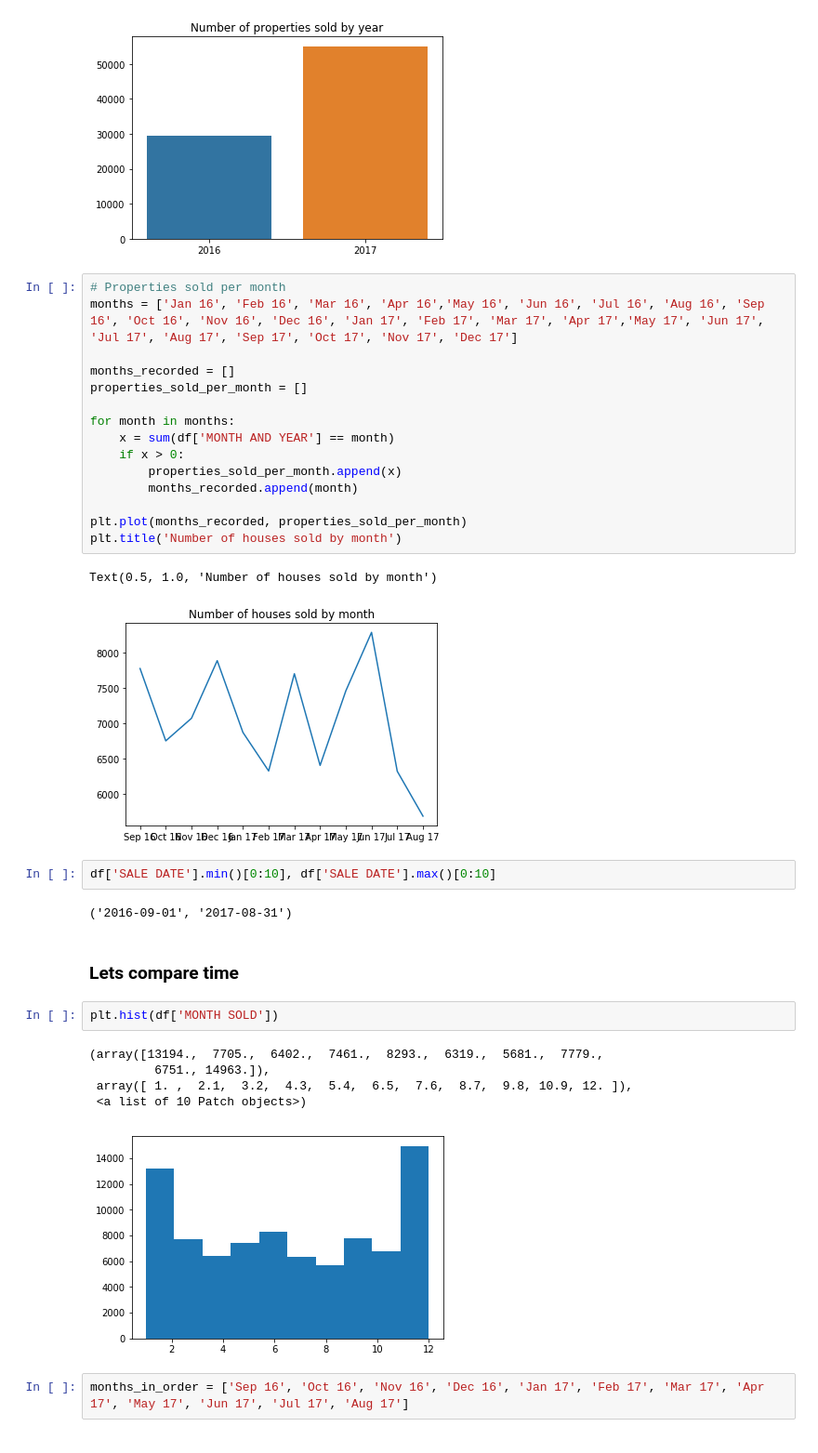
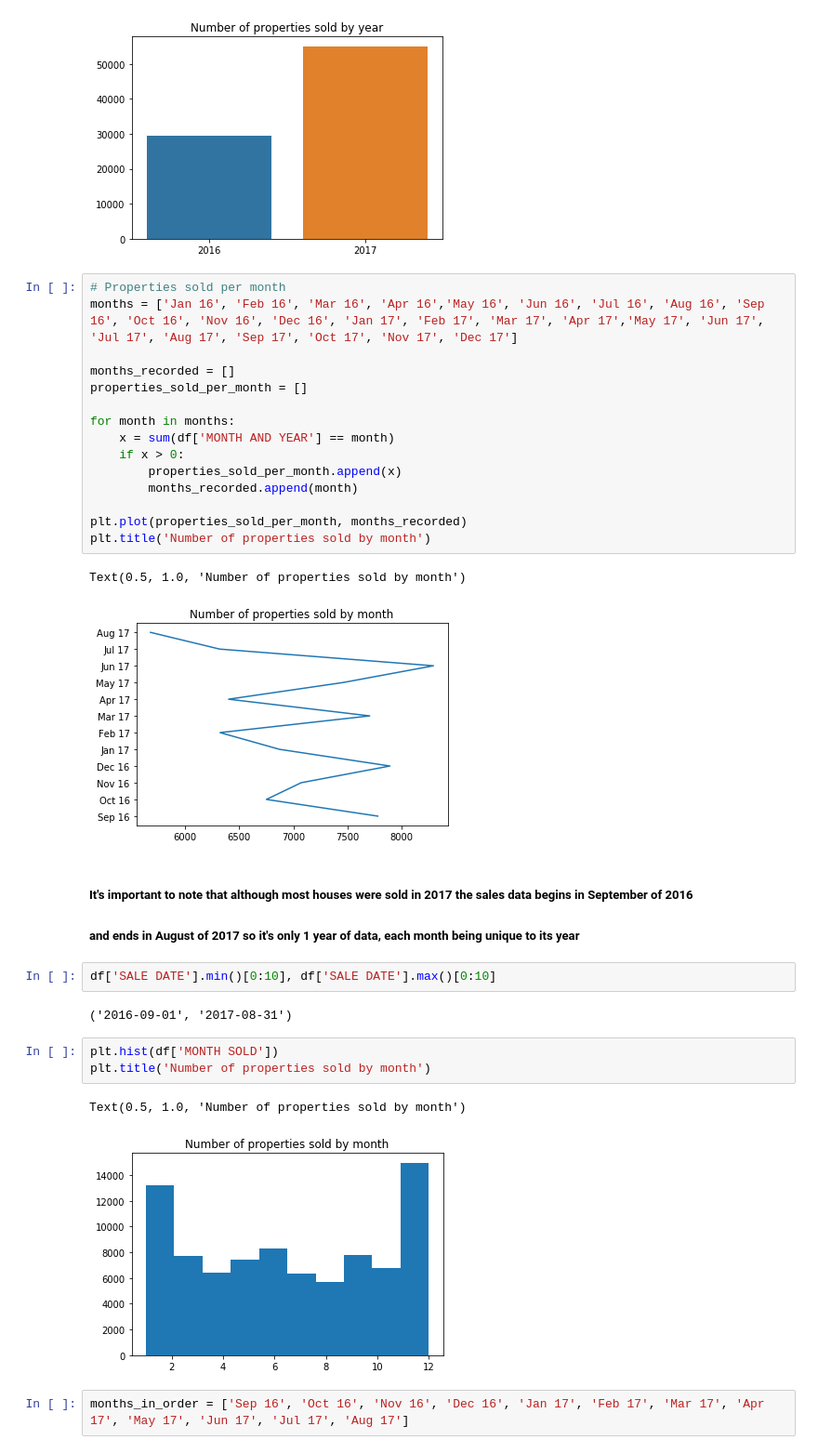
Before and after one commit to jshams/NYC-real-estate-analysis, a Jupyter notebook: new_york_real_estate.ipynb, the cells around one changed output. Shown at 93% size. Saved outputs shown, nothing was run; the diff lists cells and outputs as text.

```diff
--- a/new_york_real_estate.ipynb
+++ b/new_york_real_estate.ipynb
@@ -115,24 +175,23 @@ for month in months:
         properties_sold_per_month.append(x)
         months_recorded.append(month)
 
-plt.plot(months_recorded, properties_sold_per_month)
-plt.title('Number of houses sold by month')
+plt.plot(properties_sold_per_month, months_recorded)
+plt.title('Number of properties sold by month')
 # %% [output]
-Text(0.5, 1.0, 'Number of houses sold by month')
+Text(0.5, 1.0, 'Number of properties sold by month')
-[figure, old version]
+[figure, new version]
+# %% [markdown]
+##### It's important to note that although most houses were sold in 2017 the sales data begins in September of 2016
+##### and ends in August of 2017 so it's only 1 year of data, each month being unique to its year
 # %%
 df['SALE DATE'].min()[0:10], df['SALE DATE'].max()[0:10]
 # %% [output]
 ('2016-09-01', '2017-08-31')
-# %% [markdown]
-### Lets compare time
 # %%
 plt.hist(df['MONTH SOLD'])
+plt.title('Number of properties sold by month')
 # %% [output]
-(array([13194.,  7705.,  6402.,  7461.,  8293.,  6319.,  5681.,  7779.,
-         6751., 14963.]),
- array([ 1. ,  2.1,  3.2,  4.3,  5.4,  6.5,  7.6,  8.7,  9.8, 10.9, 12. ]),
- <a list of 10 Patch objects>)
+Text(0.5, 1.0, 'Number of properties sold by month')
-[figure, old version]
+[figure, new version]
 # %%
 months_in_order = ['Sep 16', 'Oct 16', 'Nov 16', 'Dec 16', 'Jan 17', 'Feb 17', 'Mar 17', 'Apr 17', 'May 17', 'Jun 17', 'Jul 17', 'Aug 17']
```
Also changed, not shown: parts of 51 cells of this notebook.
